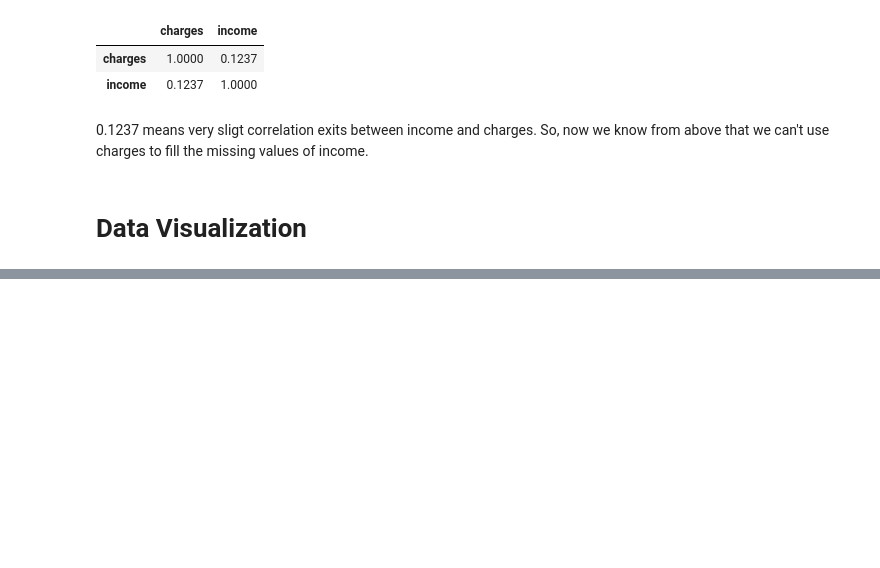
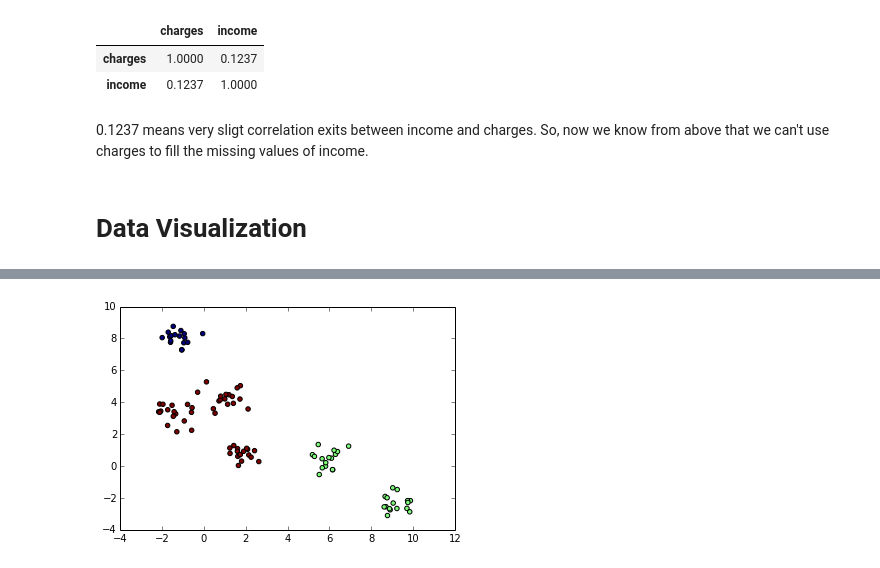
Before and after one commit to AkiraKaneshiro/Python-for-data-science, a Jupyter notebook: datascience.ipynb, the cells around one changed output, grey strips where cells are left out. Cells and saved outputs as stored; diff of their text form; code cells hidden in the pictures; blank space fills up the shorter version.

```diff
--- a/datascience.ipynb
+++ b/datascience.ipynb
@@ -427,0 +449,9 @@ Wrote plots/bar1.html
+# %%
+from sklearn.cluster import KMeans
+kmeans = KMeans(3, random_state=8)
+Y_hat = kmeans.fit(X).labels_
+# %%
+plt.scatter(X[:,0], X[:,1], c=Y_hat);
+plt.show()
+# %% [output]
+[figure, added]
```
Also changed, not shown: parts of 25 cells of this notebook, 3 other files.
